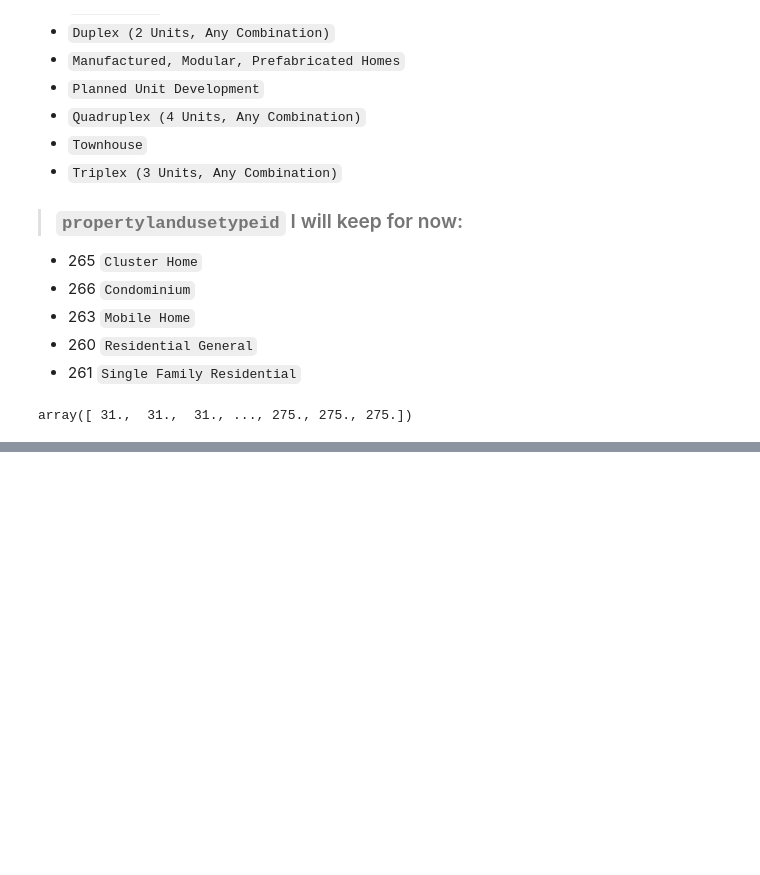
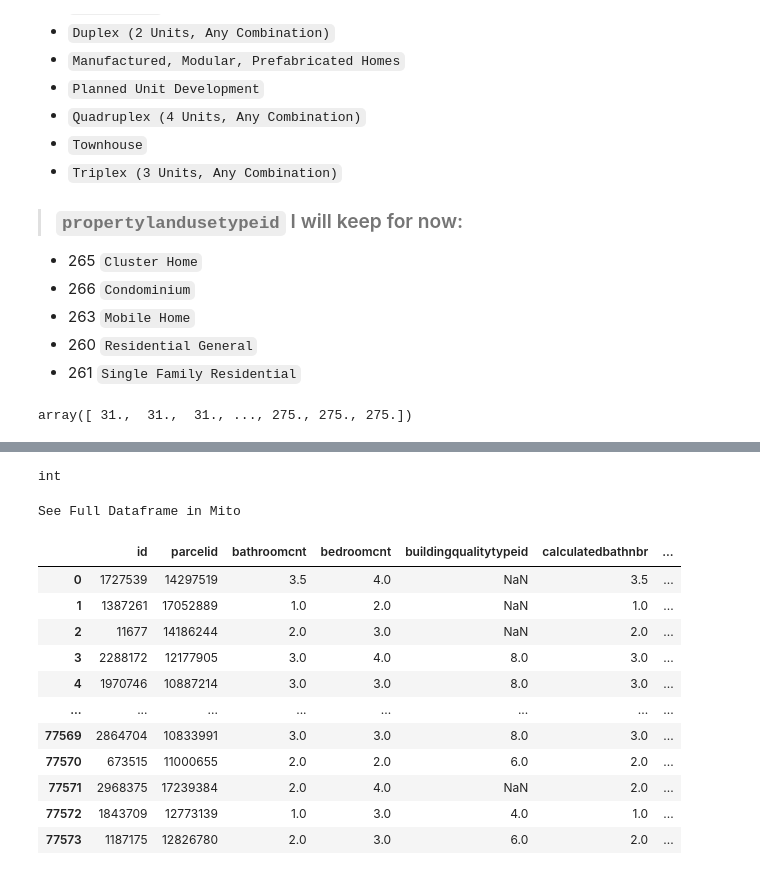
Before and after one commit to Jonessn22/clustering-exercises, a Jupyter notebook: 01b_wrangle_exercises.ipynb, the cells around one changed output, grey strips where cells are left out. Saved outputs shown, nothing was run; the diff lists cells and outputs as text; code cells hidden in the pictures; blank space fills up the shorter version.

Commit message:
almost done w/wrangle ex through zillow and py file

```diff
--- a/01b_wrangle_exercises.ipynb
+++ b/01b_wrangle_exercises.ipynb
@@ -632,7 +619,7 @@ bedcnt_df.drop(columns = ['count']).plot()
 # %% [markdown]
 #### Let's take a look at `propertylandusetypeid`
 # %%
-# pd.set_option("min_rows", 13)
+pd.set_option("min_rows", 13)
 # pd.reset_option("min_rows")
 
 # cross tab to show which codes belong to which property land use types
@@ -695,0 +701,2 @@ array([ 31., 246., 247., 248., 260., 261., 263., 264., 265., 266., 267.,
+# %%
+zillow_data = wrangle.handle_missing_values(wrangle.one_unit_filters(zillow_data), .5, .7)
@@ -695,0 +721,44 @@ array([ 31., 246., 247., 248., 260., 261., 263., 264., 265., 266., 267.,
+# %%
+type(round(.6 * len(zillow_data.index)))
+# %% [output]
+int
+# %%
+def handle_missing_values(df, prop_req_cols, prop_req_rows):
+    '''
+THIS FUNCTION TAKES IN A DATAFRAME AND REMOVES NULL VALUES FROM COLUMNS AND THEN ROWS USING THE
+RESPECTIVE PROPORTIONS FED INTO IT USING THE DROPNA() FUNCTION.
+    '''
+
+    # to get the minimum non-null value threshold for keeping for keeping a column
+    # a column must have at least this many non null values to be kept in the final df
+    threshold = round(prop_req_cols * len(df.index))
+
+    # takes in the above threshold and completes permanent drop of columns with less than
+    # that many non null values
+    df.dropna(axis =1, thresh = threshold, inplace = True)
+
+    # to get the minimum non-null value threshold for keeping for keeping a row
+    # a row must have at least this many non null values to be kept in the final df
+    threshold = round(prop_req_rows * len(df.columns))
+
+    # takes in the above threshold and completes permanent drop of columns with less than
+    # that many non null values
+    df.dropna(axis = 0, thresh = threshold, inplace = True)
+
+    return df
+# %%
+handle_missing_values(zillow_data, .5, .7)
+# %% [output]
+See Full Dataframe in Mito
+|  | id | parcelid | bathroomcnt | bedroomcnt | buildingqualitytypeid | calculatedbathnbr | ... |
+| 0 | 1727539 | 14297519 | 3.5 | 4.0 | NaN | 3.5 | ... |
+| 1 | 1387261 | 17052889 | 1.0 | 2.0 | NaN | 1.0 | ... |
+| 2 | 11677 | 14186244 | 2.0 | 3.0 | NaN | 2.0 | ... |
+| 3 | 2288172 | 12177905 | 3.0 | 4.0 | 8.0 | 3.0 | ... |
+| 4 | 1970746 | 10887214 | 3.0 | 3.0 | 8.0 | 3.0 | ... |
+| ... | ... | ... | ... | ... | ... | ... | ... |
+| 77569 | 2864704 | 10833991 | 3.0 | 3.0 | 8.0 | 3.0 | ... |
+| 77570 | 673515 | 11000655 | 2.0 | 2.0 | 6.0 | 2.0 | ... |
+| 77571 | 2968375 | 17239384 | 2.0 | 4.0 | NaN | 2.0 | ... |
+| 77572 | 1843709 | 12773139 | 1.0 | 3.0 | 4.0 | 1.0 | ... |
+| 77573 | 1187175 | 12826780 | 2.0 | 3.0 | 6.0 | 2.0 | ... |
```
Also changed, not shown: parts of 13 cells of this notebook, 1 other file.
